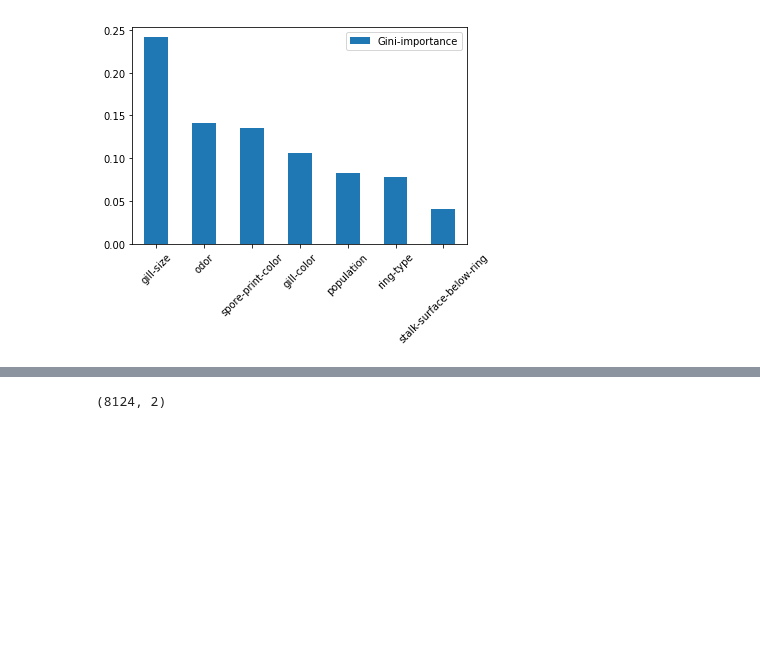
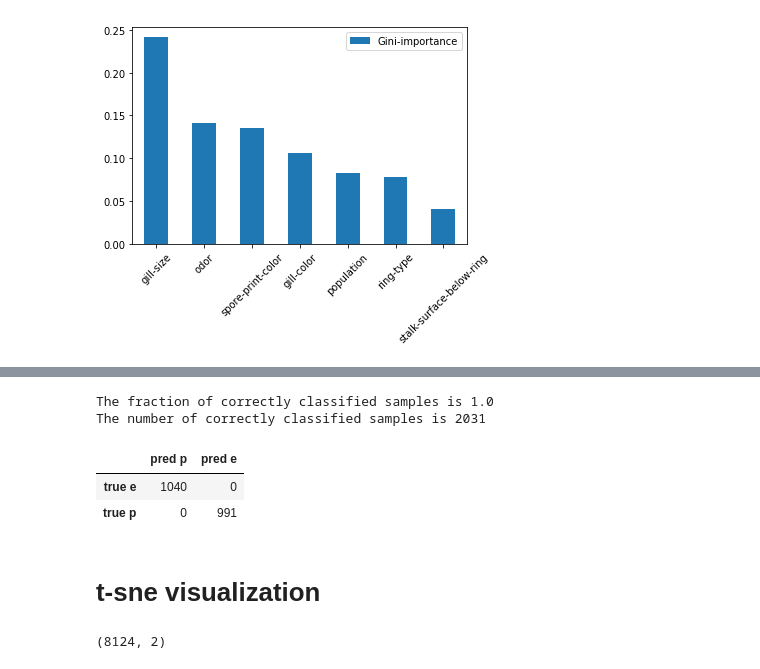
Before and after one commit to kulraghav/MLPractice, a Jupyter notebook: Notebooks/classify_mushrooms.ipynb, the cells around one changed output, grey strips where cells are left out. Cells and saved outputs as stored; diff of their text form; code cells hidden in the pictures; blank space fills up the shorter version.

```diff
--- a/Notebooks/classify_mushrooms.ipynb
+++ b/Notebooks/classify_mushrooms.ipynb
@@ -245,0 +292,12 @@ importances.sort_values(by='Gini-importance', ascending=False)[:7].plot(kind='ba
+# %%
+# create model
+model = Sequential()
+model.add(Dense(12, input_dim=21, activation='relu'))
+model.add(Dense(8, activation='relu'))
+model.add(Dense(1, activation='sigmoid'))
+
+# Compile model
+model.compile(loss='binary_crossentropy', optimizer='adam', metrics=['accuracy'])
+
+# Fit the model
+hist = model.fit(X, y, epochs=10, batch_size=10, validation_data=(X_test, y_test))
@@ -246,3 +335,21 @@ importances.sort_values(by='Gini-importance', ascending=False)[:7].plot(kind='ba
+# %%
+predictions = model.predict(X_test)
+y_test_predicted = [round(x[0]) for x in predictions]
+
+print("The fraction of correctly classified samples is {}".format(accuracy_score(y_test, y_test_predicted)))
+print("The number of correctly classified samples is {}".format(accuracy_score(y_test, y_test_predicted, normalize=False)))
+
+pd.DataFrame(confusion_matrix(y_test, y_test_predicted),
+             index={'true p', 'true e'},
+             columns={'pred p', 'pred e'})
+# %% [output]
+The fraction of correctly classified samples is 1.0
+The number of correctly classified samples is 2031
+|  | pred p | pred e |
+| true e | 1040 | 0 |
+| true p | 0 | 991 |
+# %% [markdown]
+# t-sne visualization
 # %%
 import numpy as np
 from sklearn.manifold import TSNE
```
Also changed, not shown: parts of 6 cells of this notebook.
